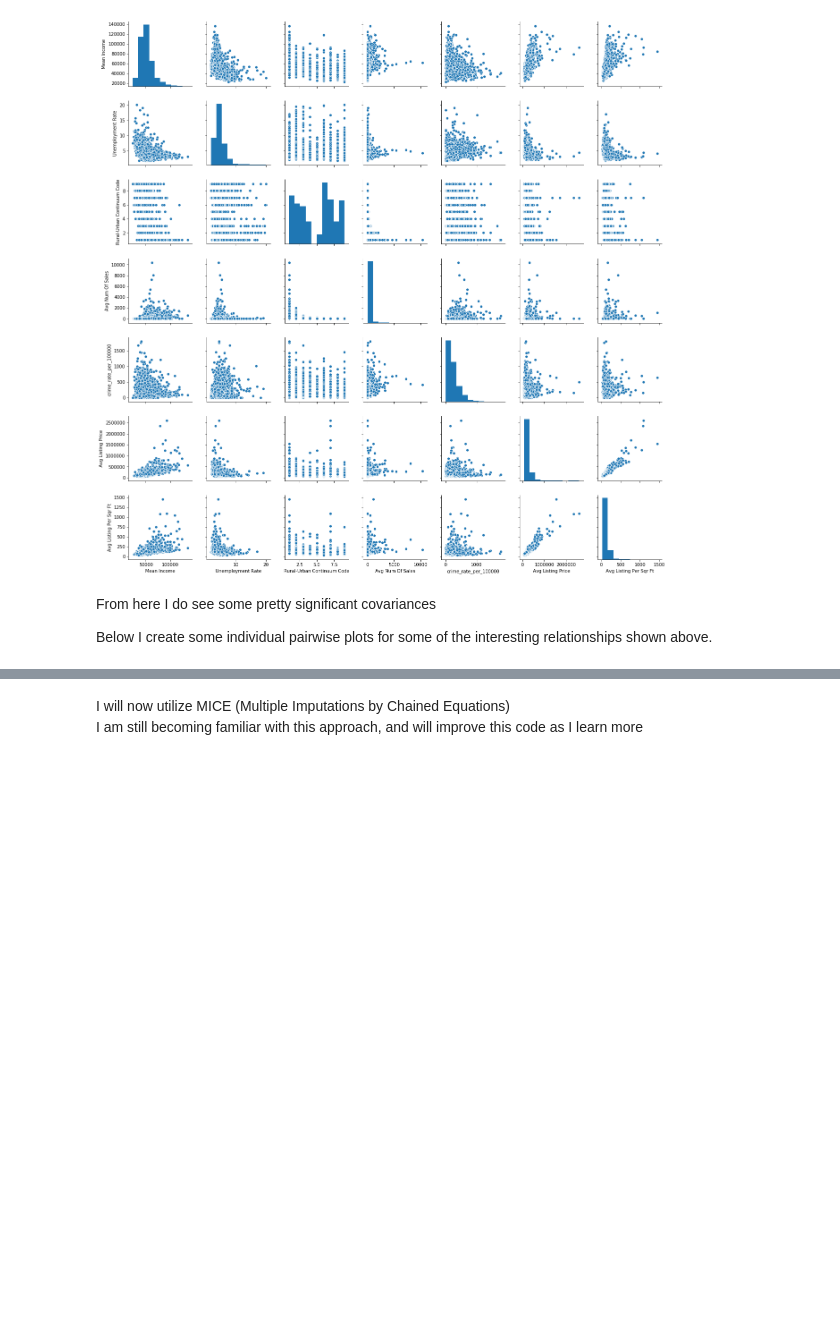
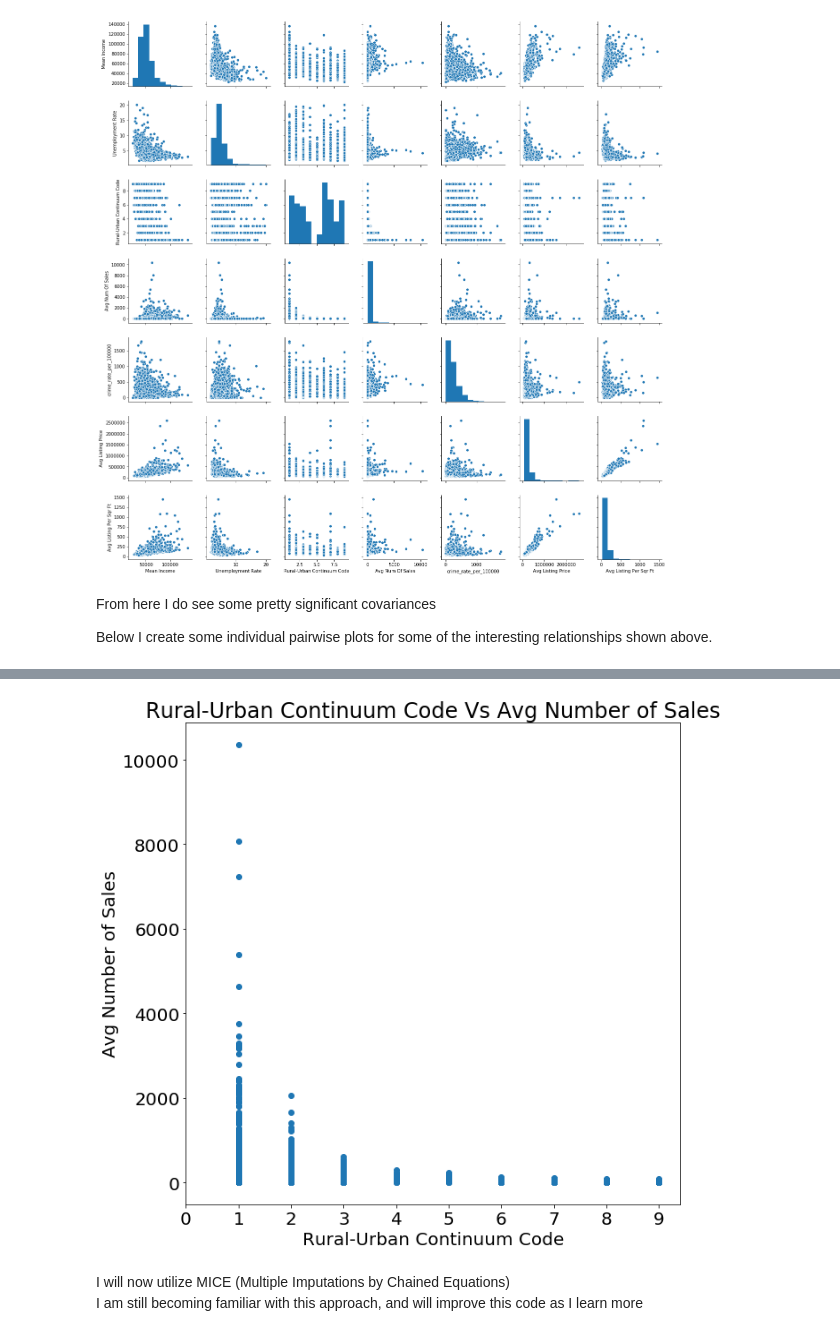
Before and after one commit to moorebryan/county-recommendation-engine, a Jupyter notebook: Pre-Processing County DF.ipynb, the cells around one changed output, grey strips where cells are left out. Drawn from its saved outputs; the diff is of its cells as text; code cells hidden in the pictures; blank space fills up the shorter version.

```diff
--- a/Pre-Processing County DF.ipynb
+++ b/Pre-Processing County DF.ipynb
@@ -150,3 +156,15 @@ plt.show()
+# %%
+# Plot Rural-Urban Code against Avg Number of Sales
+plt.figure(figsize=(10,10))
+plt.scatter(county_attr_df['Rural-Urban Continuum Code'],county_attr_df['Avg Num Of Sales'])
+plt.xticks(list(range(10)))
+plt.xlabel('Rural-Urban Continuum Code')
+plt.ylabel('Avg Number of Sales')
+plt.title('Rural-Urban Continuum Code Vs Avg Number of Sales')
+plt.rcParams.update({'font.size': 20})
+plt.show()
+# %% [output]
+[figure, added]
 # %% [markdown]
 I will now utilize MICE (Multiple Imputations by Chained Equations)<br>
 I am still becoming familiar with this approach, and will improve this code as I learn more
```
Also changed, not shown: parts of 7 cells of this notebook, 4 other files.
